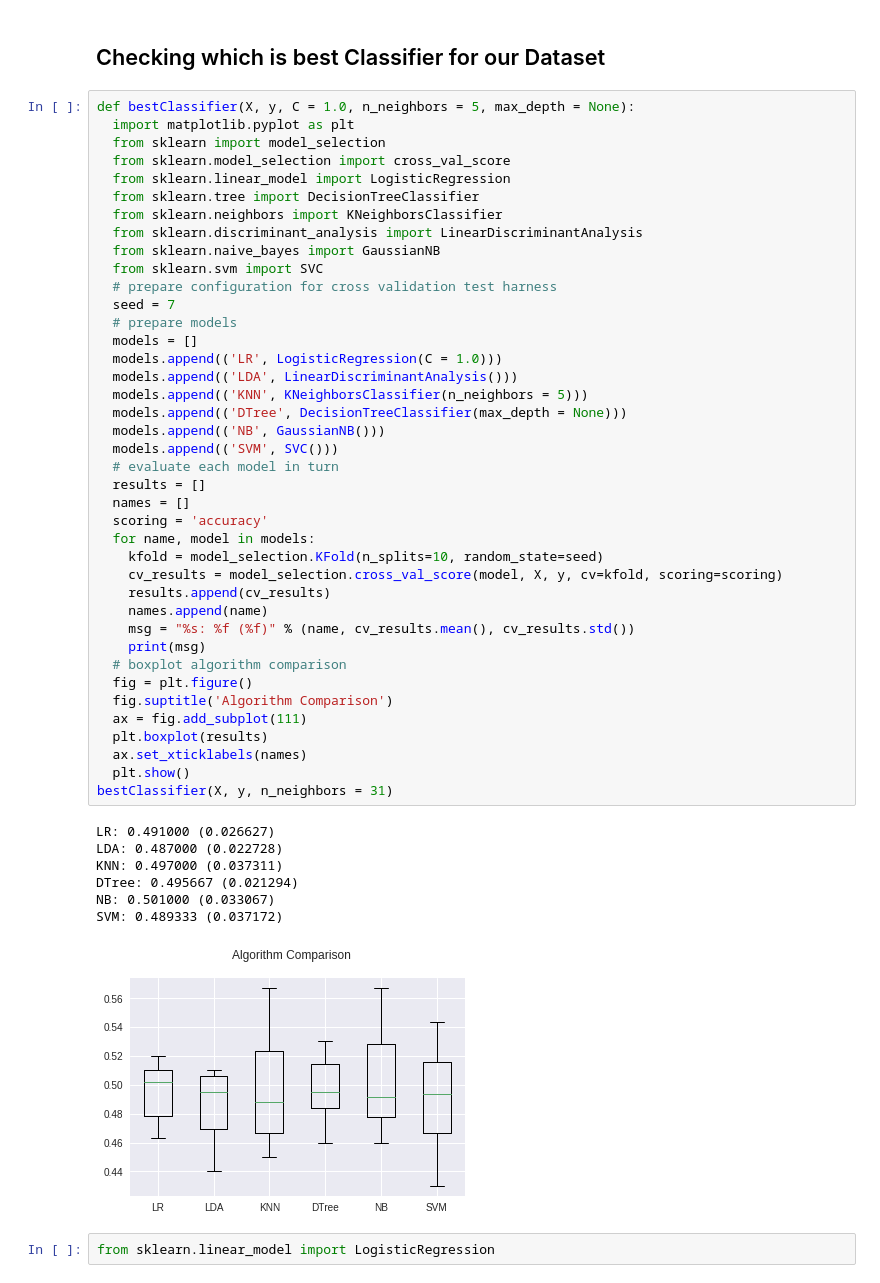
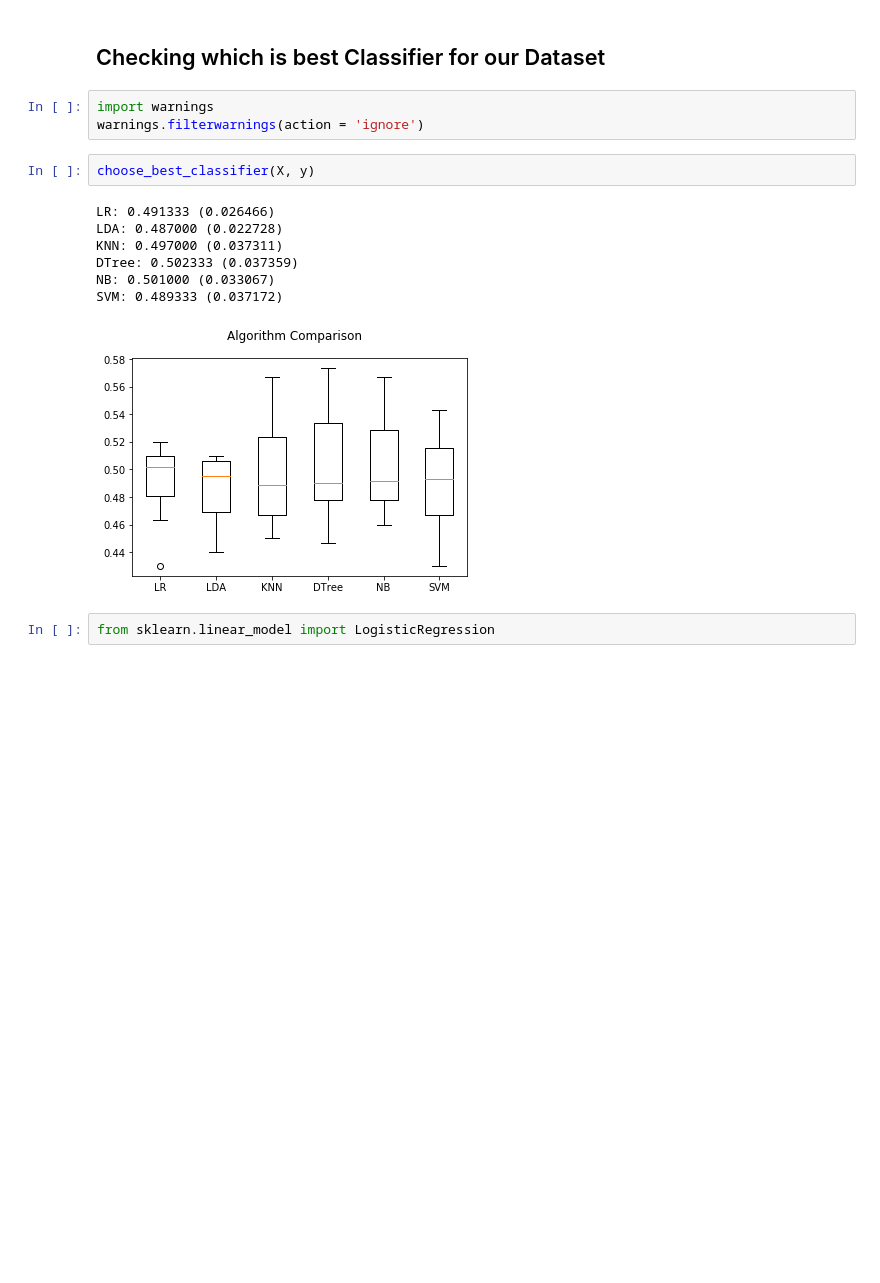
Before and after one commit to noushadkhan01/Projects, a Jupyter notebook: Machine-Learning/Clustering/KMean - Heirarchical Clustering/classify_wheather_stocks_decrease_or_increase.ipynb, the cells around one changed output. Cells and saved outputs as stored; diff of their text form; blank space fills up the shorter version.

```diff
--- a/Machine-Learning/Clustering/KMean - Heirarchical Clustering/classify_wheather_stocks_decrease_or_increase.ipynb
+++ b/Machine-Learning/Clustering/KMean - Heirarchical Clustering/classify_wheather_stocks_decrease_or_increase.ipynb
@@ -58,54 +95,19 @@ X_test = sc.transform(X_test)
 # Train model
 # %% [markdown]
 ## Checking which is best Classifier for our Dataset
-# %%
-def bestClassifier(X, y, C = 1.0, n_neighbors = 5, max_depth = None):
-  import matplotlib.pyplot as plt
-  from sklearn import model_selection
-  from sklearn.model_selection import cross_val_score
-  from sklearn.linear_model import LogisticRegression
-  from sklearn.tree import DecisionTreeClassifier
-  from sklearn.neighbors import KNeighborsClassifier
-  from sklearn.discriminant_analysis import LinearDiscriminantAnalysis
-  from sklearn.naive_bayes import GaussianNB
-  from sklearn.svm import SVC
-  # prepare configuration for cross validation test harness
-  seed = 7
-  # prepare models
-  models = []
-  models.append(('LR', LogisticRegression(C = 1.0)))
-  models.append(('LDA', LinearDiscriminantAnalysis()))
-  models.append(('KNN', KNeighborsClassifier(n_neighbors = 5)))
-  models.append(('DTree', DecisionTreeClassifier(max_depth = None)))
-  models.append(('NB', GaussianNB()))
-  models.append(('SVM', SVC()))
-  # evaluate each model in turn
-  results = []
-  names = []
-  scoring = 'accuracy'
-  for name, model in models:
-    kfold = model_selection.KFold(n_splits=10, random_state=seed)
-    cv_results = model_selection.cross_val_score(model, X, y, cv=kfold, scoring=scoring)
-    results.append(cv_results)
-    names.append(name)
-    msg = "%s: %f (%f)" % (name, cv_results.mean(), cv_results.std())
-    print(msg)
-  # boxplot algorithm comparison
-  fig = plt.figure()
-  fig.suptitle('Algorithm Comparison')
-  ax = fig.add_subplot(111)
-  plt.boxplot(results)
-  ax.set_xticklabels(names)
-  plt.show()
-bestClassifier(X, y, n_neighbors = 31)
-# %% [output]
-LR: 0.491000 (0.026627)
-LDA: 0.487000 (0.022728)
-KNN: 0.497000 (0.037311)
-DTree: 0.495667 (0.021294)
-NB: 0.501000 (0.033067)
-SVM: 0.489333 (0.037172)
-[figure, removed]
+# %%
+import warnings
+warnings.filterwarnings(action = 'ignore')
+# %%
+choose_best_classifier(X, y)
+# %% [output]
+LR: 0.491333 (0.026466)
+LDA: 0.487000 (0.022728)
+KNN: 0.497000 (0.037311)
+DTree: 0.502333 (0.037359)
+NB: 0.501000 (0.033067)
+SVM: 0.489333 (0.037172)
+[figure, added]
 # %%
 from sklearn.linear_model import LogisticRegression
 # %% [markdown]
```
Also changed, not shown: parts of 22 cells of this notebook.
